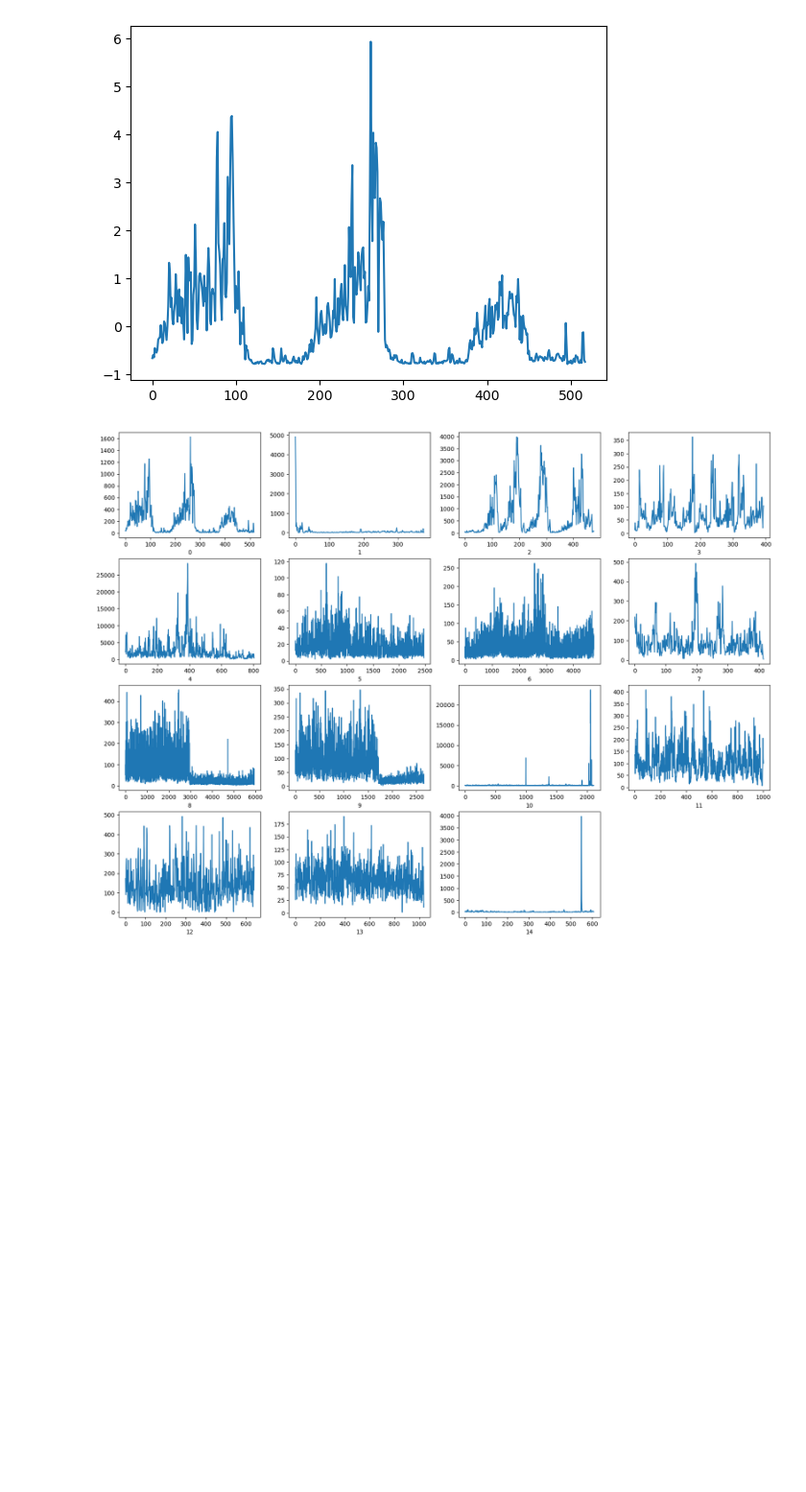
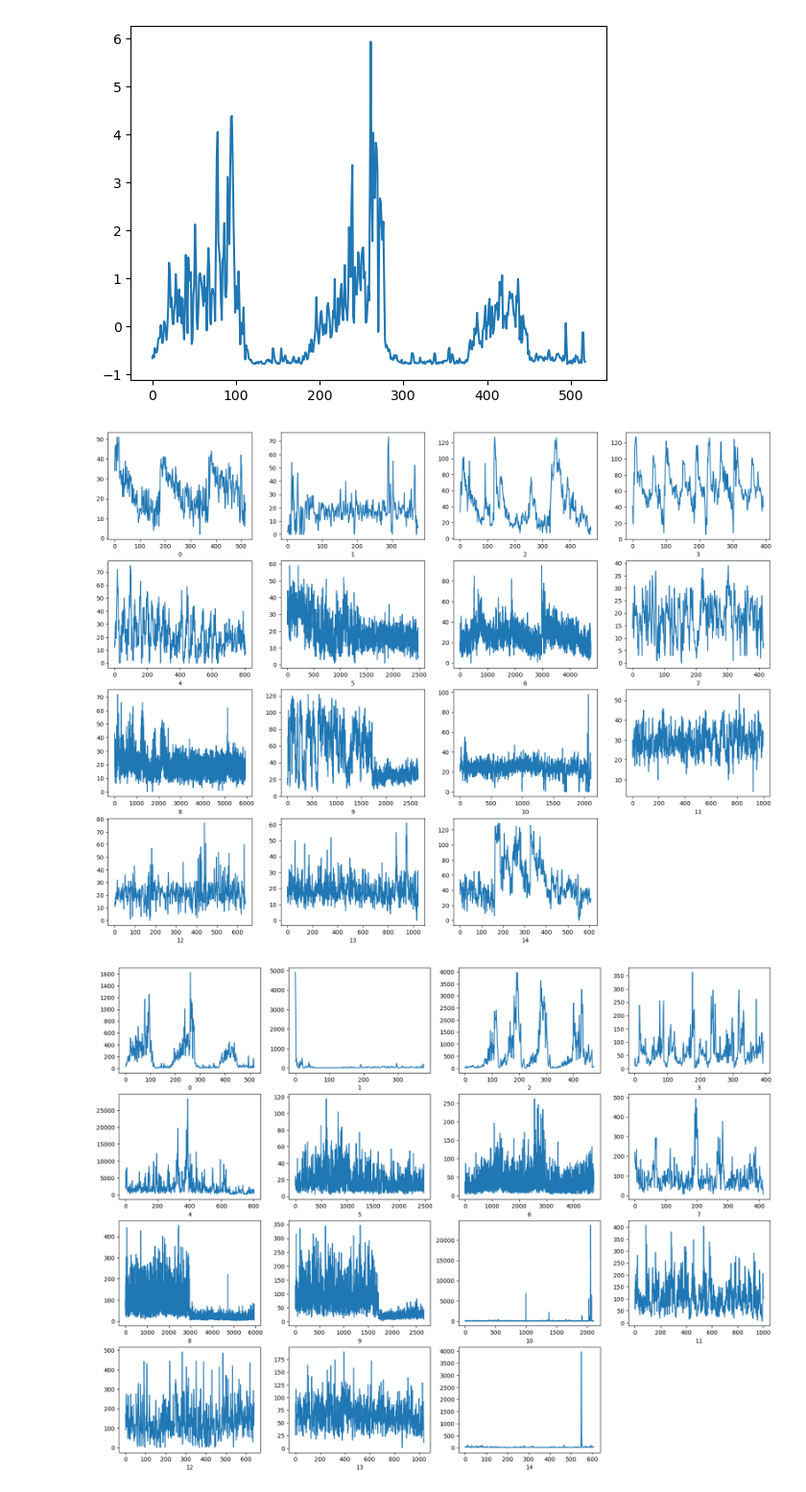
Before and after one commit to Hong-01/EE4C12-Epileptic-Seizure-Detection-using-EEG, a Jupyter notebook: Cluster.ipynb, the cells around one changed output. Shown at 96% size. Drawn from its saved outputs; the diff is of its cells as text; code cells hidden in the pictures; blank space fills up the shorter version.

```diff
--- a/Cluster.ipynb
+++ b/Cluster.ipynb
@@ -79,6 +79,15 @@ plt.plot((test0[:, 150] - test0[:, 150].mean()) / test0[:, 150].std())
 # %% [output]
 [<matplotlib.lines.Line2D at 0x...>]
 [figure]
+# %%
+
+plt.figure(figsize=(20, 15))
+for i in range(Patience_num):
+    plt.subplot(4, 4, i+1)
+    plt.plot(Patience_list[i][:, 50])
+    plt.xlabel(str(i))
+# %% [output]
+[figure, added]
 # %%
 
 plt.figure(figsize=(20, 15))
```
Also changed, not shown: parts of 27 cells of this notebook.
